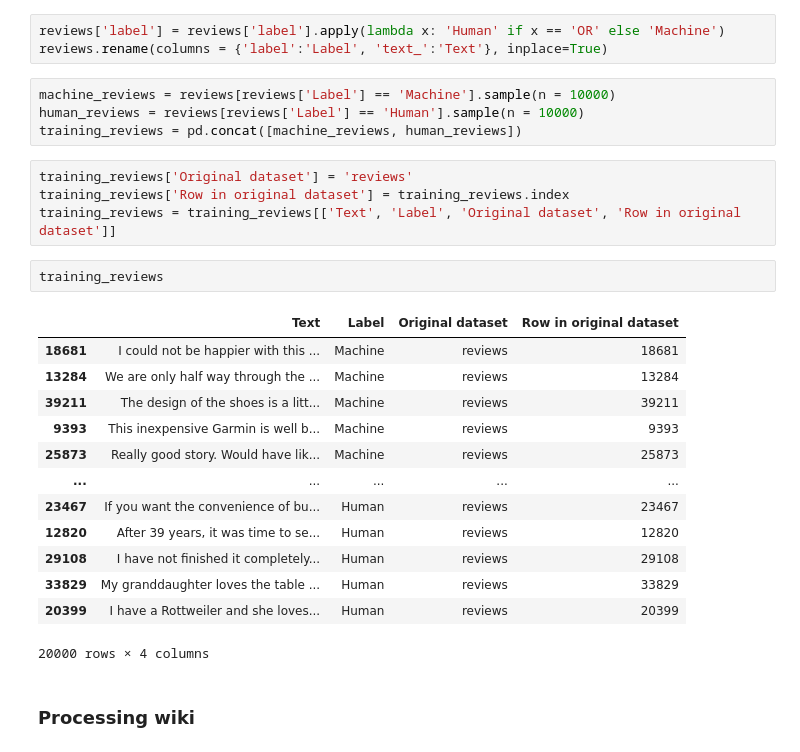
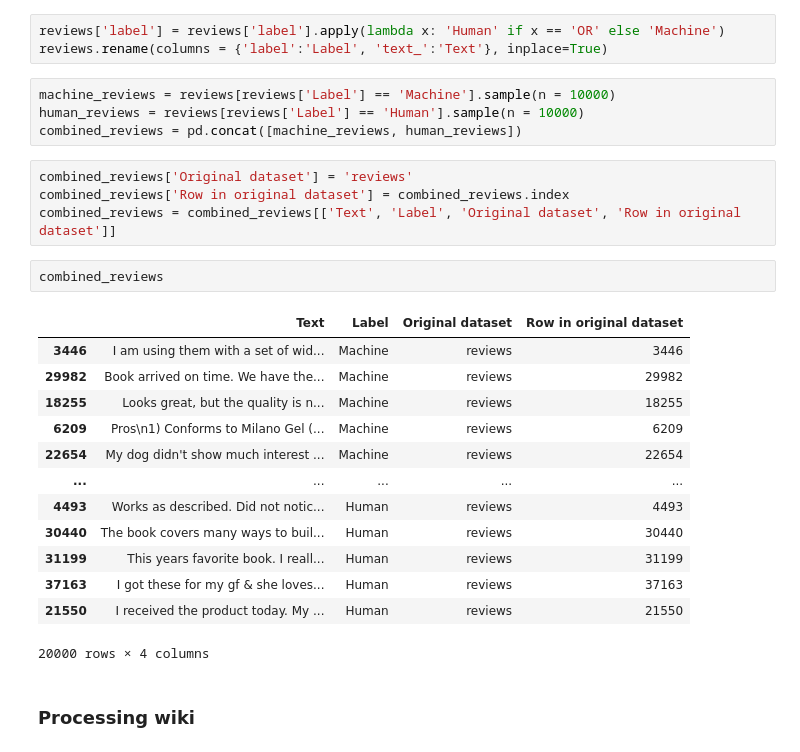
Before and after one commit to jkoganem/fakereview, a Jupyter notebook: raw data/processing.ipynb, the cells around one changed output. Cells and saved outputs as stored; diff of their text form.

```diff
--- a/raw data/processing.ipynb
+++ b/raw data/processing.ipynb
@@ -129,26 +133,26 @@ reviews.rename(columns = {'label':'Label', 'text_':'Text'}, inplace=True)
 # %%
 machine_reviews = reviews[reviews['Label'] == 'Machine'].sample(n = 10000)
 human_reviews = reviews[reviews['Label'] == 'Human'].sample(n = 10000)
-training_reviews = pd.concat([machine_reviews, human_reviews])
+combined_reviews = pd.concat([machine_reviews, human_reviews])
 # %%
-training_reviews['Original dataset'] = 'reviews'
-training_reviews['Row in original dataset'] = training_reviews.index
-training_reviews = training_reviews[['Text', 'Label', 'Original dataset', 'Row in original dataset']]
+combined_reviews['Original dataset'] = 'reviews'
+combined_reviews['Row in original dataset'] = combined_reviews.index
+combined_reviews = combined_reviews[['Text', 'Label', 'Original dataset', 'Row in original dataset']]
 # %%
-training_reviews
+combined_reviews
 # %% [output]
 |  | Text | Label | Original dataset | Row in original dataset |
-| 18681 | I could not be happier with this ... | Machine | reviews | 18681 |
-| 13284 | We are only half way through the ... | Machine | reviews | 13284 |
-| 39211 | The design of the shoes is a litt... | Machine | reviews | 39211 |
-| 9393 | This inexpensive Garmin is well b... | Machine | reviews | 9393 |
-| 25873 | Really good story. Would have lik... | Machine | reviews | 25873 |
+| 3446 | I am using them with a set of wid... | Machine | reviews | 3446 |
+| 29982 | Book arrived on time. We have the... | Machine | reviews | 29982 |
+| 18255 | Looks great, but the quality is n... | Machine | reviews | 18255 |
+| 6209 | Pros\n1) Conforms to Milano Gel (... | Machine | reviews | 6209 |
+| 22654 | My dog didn't show much interest ... | Machine | reviews | 22654 |
 | ... | ... | ... | ... | ... |
-| 23467 | If you want the convenience of bu... | Human | reviews | 23467 |
-| 12820 | After 39 years, it was time to se... | Human | reviews | 12820 |
-| 29108 | I have not finished it completely... | Human | reviews | 29108 |
-| 33829 | My granddaughter loves the table ... | Human | reviews | 33829 |
-| 20399 | I have a Rottweiler and she loves... | Human | reviews | 20399 |
+| 4493 | Works as described. Did not notic... | Human | reviews | 4493 |
+| 30440 | The book covers many ways to buil... | Human | reviews | 30440 |
+| 31199 | This years favorite book. I reall... | Human | reviews | 31199 |
+| 37163 | I got these for my gf & she loves... | Human | reviews | 37163 |
+| 21550 | I received the product today. My ... | Human | reviews | 21550 |
 20000 rows × 4 columns
 # %% [markdown]
 ### Processing wiki
```
Also changed, not shown: parts of 20 cells of this notebook.
